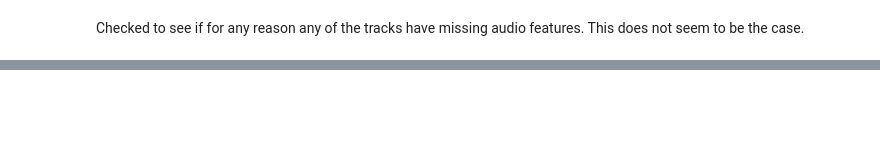
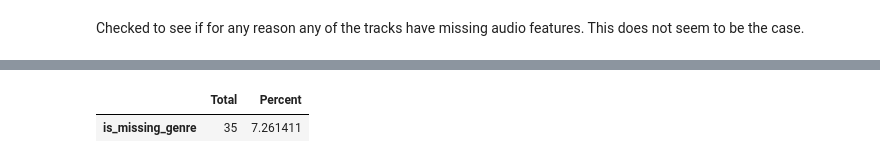
Before and after one commit to andychannery/Spotify, a Jupyter notebook: ml_models/exploratory_analysis.ipynb, the cells around one changed output, grey strips where cells are left out. Saved outputs shown, nothing was run; the diff lists cells and outputs as text; code cells hidden in the pictures; blank space fills up the shorter version.

```diff
--- a/ml_models/exploratory_analysis.ipynb
+++ b/ml_models/exploratory_analysis.ipynb
@@ -96,0 +83,13 @@ An interesting observation here is that genres are associated with an artist rat
+# %%
+# Build final dataframe
+df = songs.merge(track_features, how='inner', left_on='track_id', right_on='id').drop(columns=['id'])
+# Split up artist ids
+df[['artist_id1', 'artist_id2', 'artist_id3', 'artist_id4', 'artist_id5']] = df['artist_id'].str.split(',', expand=True)
+# Join in genres on artist ids
+df = df.drop(columns=['artist_id'])
+df = df.merge(artist_features, how='left', left_on='artist_id1', right_on='artist_id').drop(columns=['artist_id', 'artist_id1']).rename(columns={'genres':'genres1'})
+df = df.merge(artist_features, how='left', left_on='artist_id2', right_on='artist_id').drop(columns=['artist_id', 'artist_id2']).rename(columns={'genres':'genres2'})
+df = df.merge(artist_features, how='left', left_on='artist_id3', right_on='artist_id').drop(columns=['artist_id', 'artist_id3']).rename(columns={'genres':'genres3'})
+df = df.merge(artist_features, how='left', left_on='artist_id4', right_on='artist_id').drop(columns=['artist_id', 'artist_id4']).rename(columns={'genres':'genres4'})
+df = df.merge(artist_features, how='left', left_on='artist_id5', right_on='artist_id').drop(columns=['artist_id', 'artist_id5']).rename(columns={'genres':'genres5'})
+df = df.replace(np.nan, "")
@@ -131,0 +172,6 @@ Index(['artist_id', 'genres', 'name', 'popularity', 'is_missing_genre'], dtype='
+# %%
+missing_genres_check(df[df.user_like == True])
+missing_genres_check(df[df.user_like == False])
+# %% [output]
+|  | Total | Percent |
+| is_missing_genre | 35 | 7.261411 |
```
Also changed, not shown: parts of 21 cells of this notebook, 2 other files.
